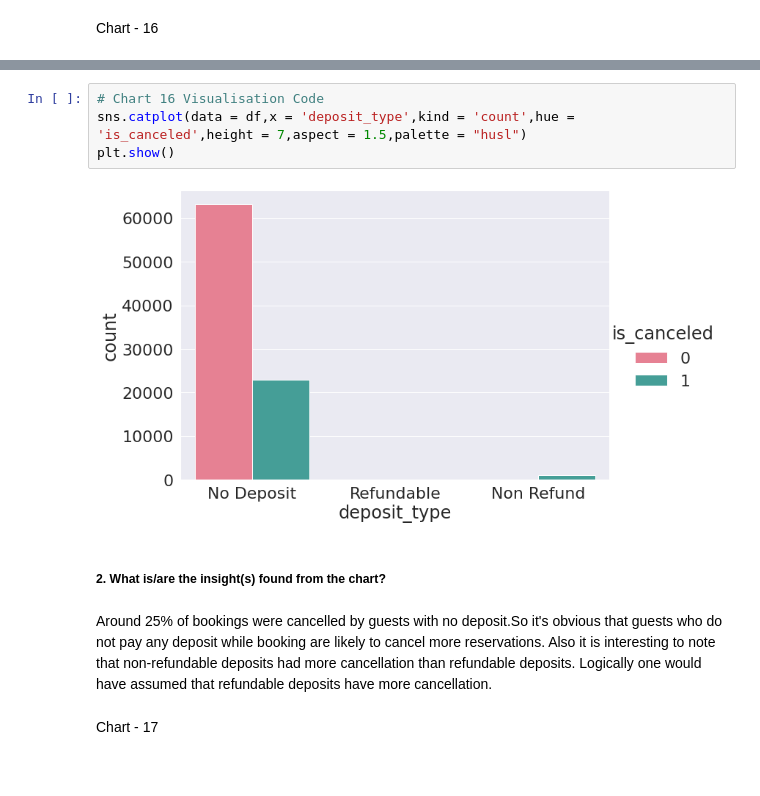
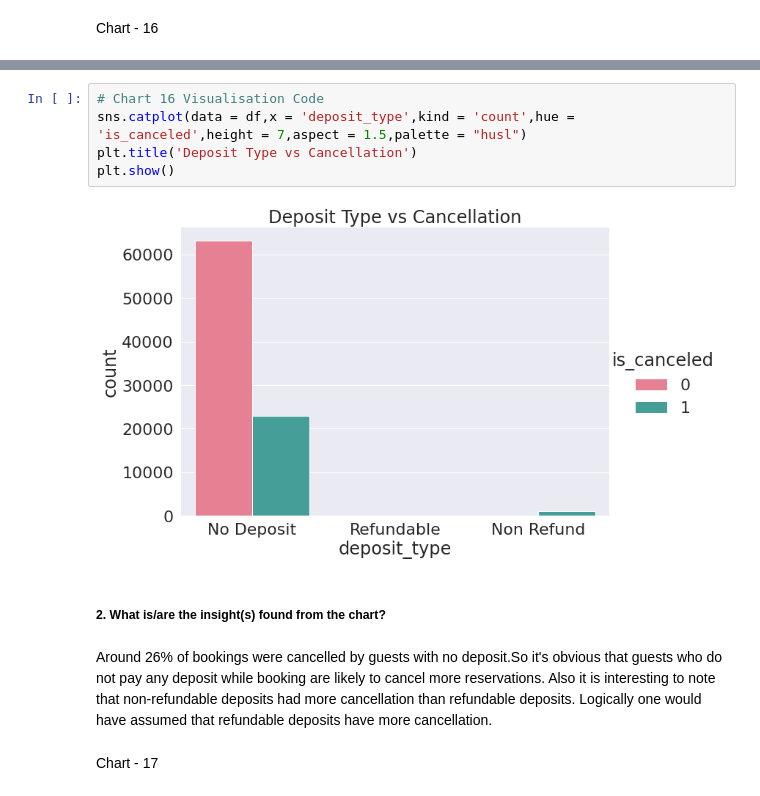
Before and after one commit to thepankaj018/EDA-Hotel-Booking, a Jupyter notebook: EDA_Hotel_Booking.ipynb, the cells around one changed output, grey strips where cells are left out. Drawn from its saved outputs; the diff is of its cells as text.

```diff
--- a/EDA_Hotel_Booking.ipynb
+++ b/EDA_Hotel_Booking.ipynb
@@ -1070,13 +1099,14 @@ Chart - 16
 # %%
 # Chart 16 Visualisation Code
 sns.catplot(data = df,x = 'deposit_type',kind = 'count',hue = 'is_canceled',height = 7,aspect = 1.5,palette = "husl")
+plt.title('Deposit Type vs Cancellation')
 plt.show()
 # %% [output]
-[figure, old version]
+[figure, new version]
 # %% [markdown]
 ##### 2. What is/are the insight(s) found from the chart?
 # %% [markdown]
-Around 25% of bookings were cancelled by guests with no deposit.So it's obvious that guests who do not pay any deposit while booking are likely to cancel more reservations. Also it is interesting to note that non-refundable deposits had more cancellation than refundable deposits. Logically one would have assumed that refundable deposits have more cancellation.
+Around 26% of bookings were cancelled by guests with no deposit.So it's obvious that guests who do not pay any deposit while booking are likely to cancel more reservations. Also it is interesting to note that non-refundable deposits had more cancellation than refundable deposits. Logically one would have assumed that refundable deposits have more cancellation.
 # %% [markdown]
 Chart - 17
 # %%
```
Also changed, not shown: parts of 8 cells of this notebook.
